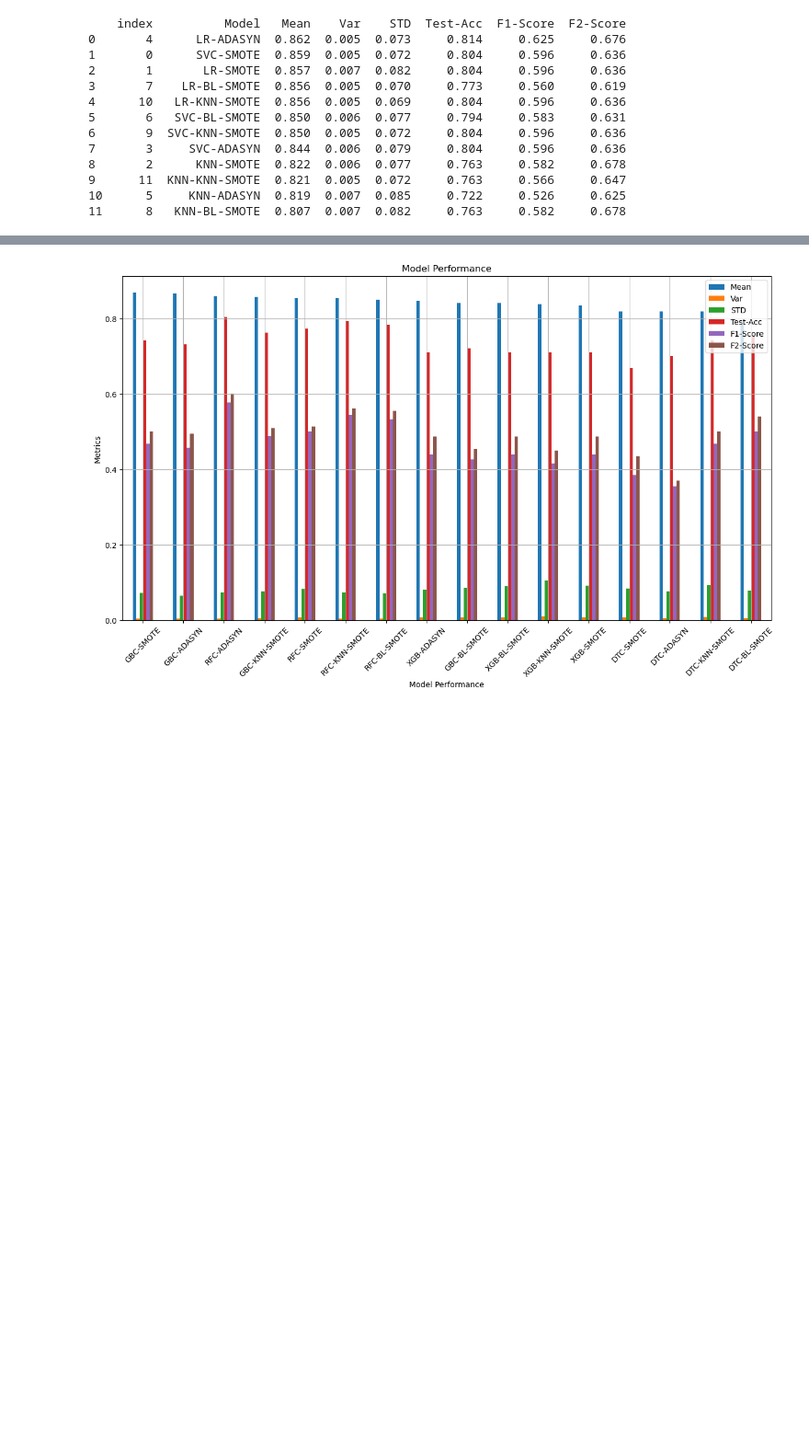
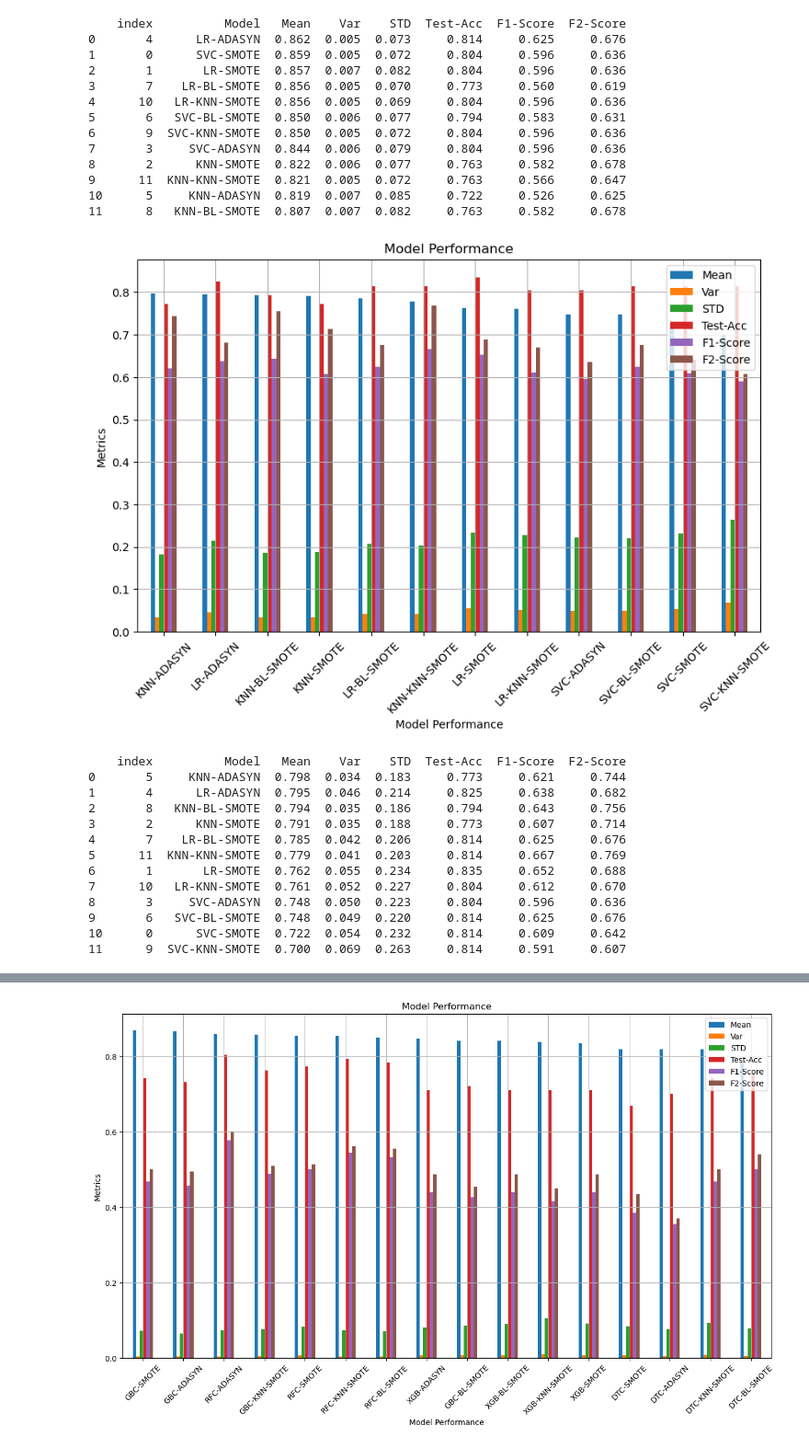
Before and after one commit to MaukanMir/Prostate-Cancer-Classification, a Jupyter notebook: training.ipynb, the cells around one changed output, grey strips where cells are left out. Shown at 92% size. Drawn from its saved outputs; the diff is of its cells as text; code cells hidden in the pictures; blank space fills up the shorter version.

```diff
--- a/training.ipynb
+++ b/training.ipynb
@@ -473,6 +496,31 @@ test_selected_sampling_models(
 9      11  KNN-KNN-SMOTE  0.821  0.005  0.072     0.763     0.566     0.647
 10      5     KNN-ADASYN  0.819  0.007  0.085     0.722     0.526     0.625
 11      8   KNN-BL-SMOTE  0.807  0.007  0.082     0.763     0.582     0.678
+# %%
+test_selected_sampling_models(
+  sampling_model_names,
+  sampling_models,
+  model_names,
+  models,
+  X,
+  y,
+  f2_metric
+  )
+# %% [output]
+[figure, added]
+    index          Model   Mean    Var    STD  Test-Acc  F1-Score  F2-Score
+0       5     KNN-ADASYN  0.798  0.034  0.183     0.773     0.621     0.744
+1       4      LR-ADASYN  0.795  0.046  0.214     0.825     0.638     0.682
+2       8   KNN-BL-SMOTE  0.794  0.035  0.186     0.794     0.643     0.756
+3       2      KNN-SMOTE  0.791  0.035  0.188     0.773     0.607     0.714
+4       7    LR-BL-SMOTE  0.785  0.042  0.206     0.814     0.625     0.676
+5      11  KNN-KNN-SMOTE  0.779  0.041  0.203     0.814     0.667     0.769
+6       1       LR-SMOTE  0.762  0.055  0.234     0.835     0.652     0.688
+7      10   LR-KNN-SMOTE  0.761  0.052  0.227     0.804     0.612     0.670
+8       3     SVC-ADASYN  0.748  0.050  0.223     0.804     0.596     0.636
+9       6   SVC-BL-SMOTE  0.748  0.049  0.220     0.814     0.625     0.676
+10      0      SVC-SMOTE  0.722  0.054  0.232     0.814     0.609     0.642
+11      9  SVC-KNN-SMOTE  0.700  0.069  0.263     0.814     0.591     0.607
 # %%
 model_names = ["RFC", "GBC", "DTC", "XGB"]
 models = grab_selected_models(model_names)
```
Also changed, not shown: parts of 5 cells of this notebook.
